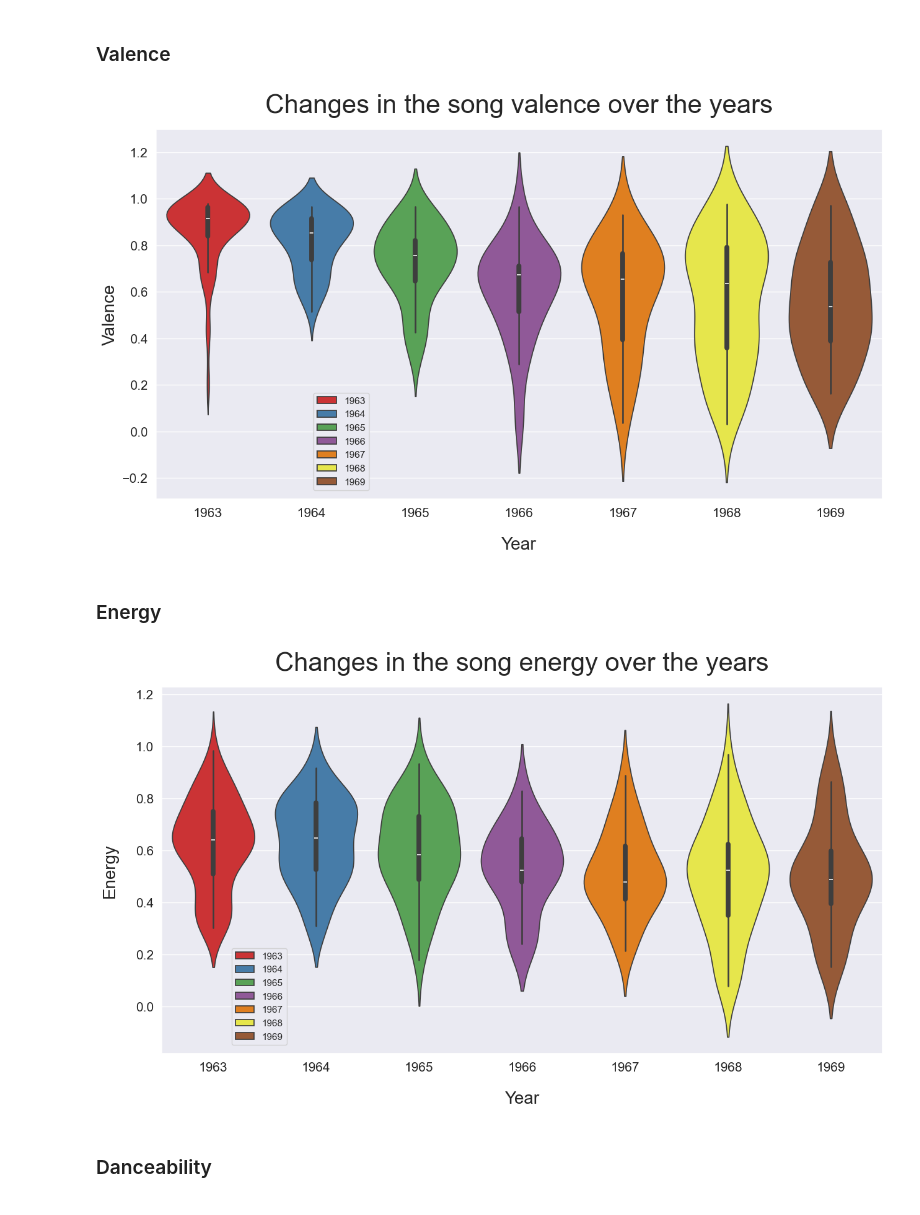
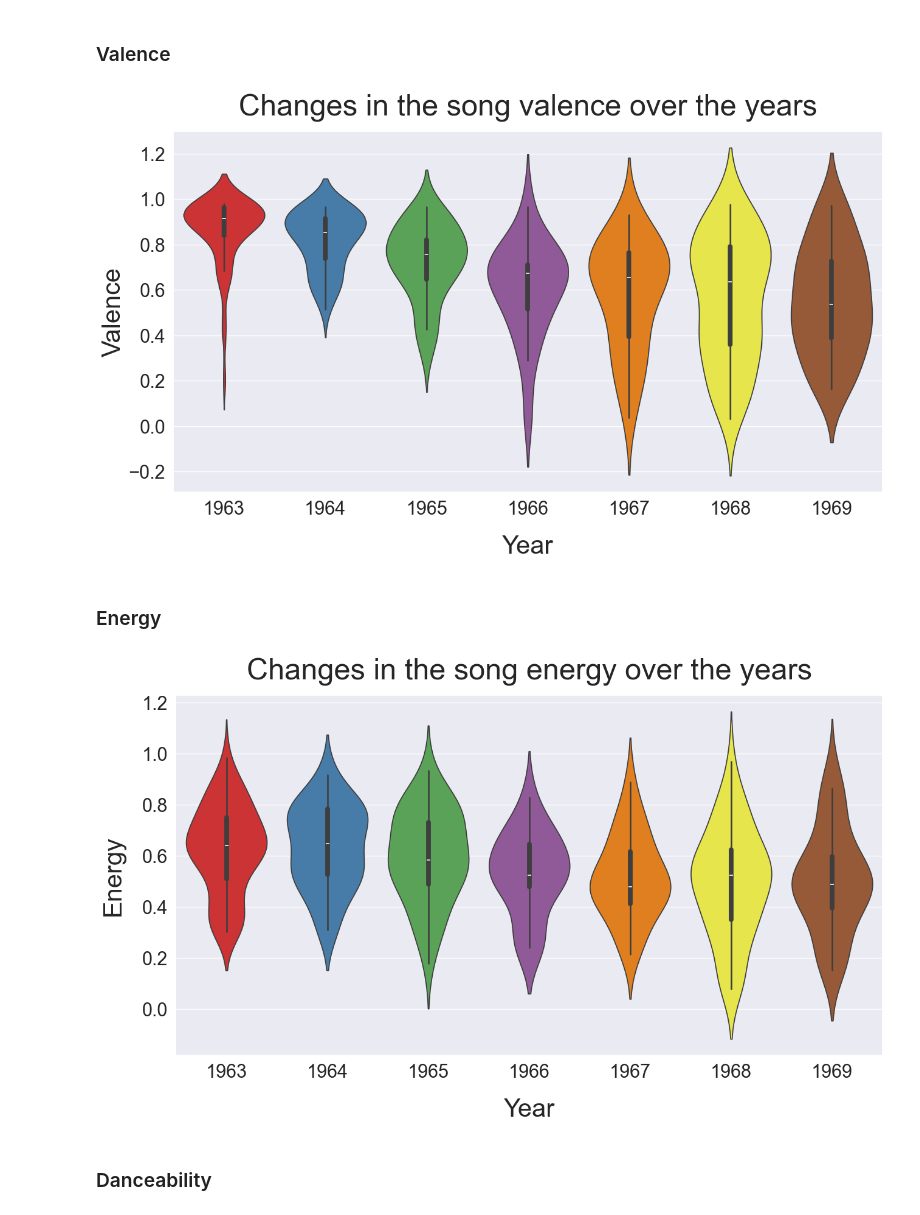
Before and after one commit to devedzic/the_beatles_eda, a Jupyter notebook: notebooks/The_Beatles_songs_EDA.ipynb, the cells around one changed output. Drawn from its saved outputs; the diff is of its cells as text; code cells hidden in the pictures.

```diff
--- a/notebooks/The_Beatles_songs_EDA.ipynb
+++ b/notebooks/The_Beatles_songs_EDA.ipynb
@@ -304,30 +304,31 @@ display(songs.sample(10))
 # %%
 # Years to show the violin plots for
 years = (songs.Year >= 1963) & (songs.Year <= 1969)
 
 # Filter data by years and ensure Year is a categorical variable
 filtered_data = songs.loc[years, :]
 filtered_data.loc[:, 'Year'] = filtered_data['Year'].astype('category')
 
 # Create the violin plot with categorical Year
 v = sb.violinplot(x='Year', hue='Year', y='Valence', data=filtered_data, palette='Set1')
 
 # Set plot parameters
-v.axes.set_title('Changes in the song valence over the years',fontsize=30, y=1.03)
-v.set_xlabel('Year',fontsize=20, labelpad=20)
-v.set_ylabel('Valence',fontsize=20)
-v.tick_params(labelsize=15)
-v.legend(bbox_to_anchor=(0.3, 0.3))
+v.axes.set_title('Changes in the song valence over the years',fontsize=35, y=1.03)
+v.set_xlabel('Year',fontsize=30, labelpad=20)
+v.set_ylabel('Valence',fontsize=30)
+v.tick_params(labelsize=22)
+# v.legend(bbox_to_anchor=(0.3, 0.4), fontsize='xx-large')
+v.get_legend().set_visible(False)                              # hide legend, as it unnecessarily clutters the plot
 
 # Adjust spacing between title and plot
 plt.subplots_adjust(top=0.85)  # Adjust the top margin
 
 # Save the plot
-plt.savefig('../data/The Beatles songs valence.png')
+plt.savefig('../data/The Beatles songs valence.png', bbox_inches='tight')
 
 plt.show()
 # %% [output]
-[figure, old version]
+[figure, new version]
 # %% [markdown]
 ### Energy
 # %%
@@ -342,21 +343,22 @@ filtered_data.loc[:, 'Year'] = filtered_data['Year'].astype('category')
 v = sb.violinplot(x='Year', hue='Year', y='Energy', data=filtered_data, palette='Set1')
 
 # Set plot parameters
-v.axes.set_title('Changes in the song energy over the years',fontsize=30, y=1.03)
-v.set_xlabel('Year',fontsize=20, labelpad=20)
-v.set_ylabel('Energy',fontsize=20, labelpad=20)
-v.tick_params(labelsize=15)
-v.legend(bbox_to_anchor=(0.18, 0.3))
+v.axes.set_title('Changes in the song energy over the years',fontsize=35, y=1.03)
+v.set_xlabel('Year',fontsize=30, labelpad=20)
+v.set_ylabel('Energy',fontsize=30, labelpad=20)
+v.tick_params(labelsize=22)
+# v.legend(bbox_to_anchor=(0.0875, 0.375), fontsize='large')
+v.get_legend().set_visible(False)                              # hide legend, as it unnecessarily clutters the plot
 
 # Adjust spacing between title and plot
 plt.subplots_adjust(top=0.85)  # Adjust the top margin
 
 # Save the plot
-plt.savefig('../data/The Beatles songs energy.png')
+plt.savefig('../data/The Beatles songs energy.png', bbox_inches='tight')
 
 plt.show()
 # %% [output]
-[figure, old version]
+[figure, new version]
 # %% [markdown]
 ### Danceability
 # %%
```
Also changed, not shown: parts of 18 cells of this notebook.
